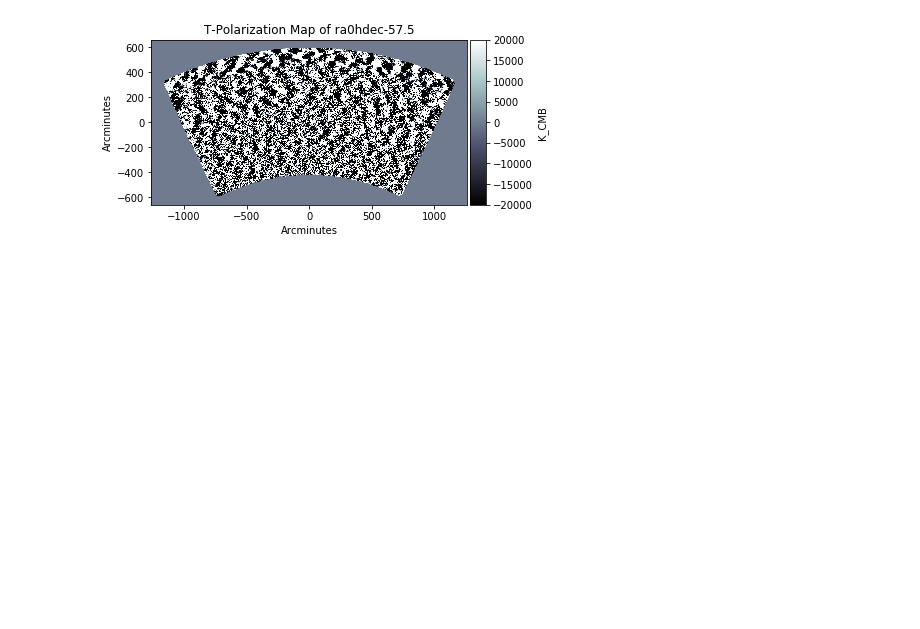
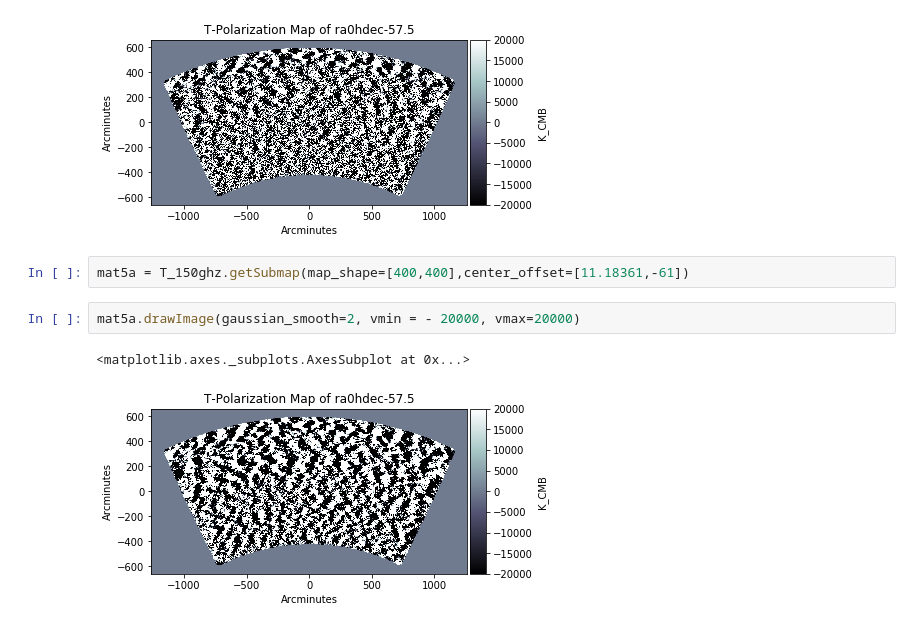
Before and after one commit to mdezylva/masters, a Jupyter notebook: Notebooks/spt_analysis_py27.ipynb, the cells around one changed output. Saved outputs shown, nothing was run; the diff lists cells and outputs as text; blank space fills up the shorter version.

Commit message:
Attempted to utilised Submap Method

```diff
--- a/Notebooks/spt_analysis_py27.ipynb
+++ b/Notebooks/spt_analysis_py27.ipynb
@@ -47,3 +44,10 @@ diff_T.drawImage(gaussian_smooth= 2, vmin = -20000, vmax=20000)
 [figure]
 [figure]
 [figure]
+# %%
+mat5a = T_150ghz.getSubmap(map_shape=[400,400],center_offset=[11.18361,-61])
+# %%
+mat5a.drawImage(gaussian_smooth=2, vmin = - 20000, vmax=20000)
+# %% [output]
+<matplotlib.axes._subplots.AxesSubplot at 0x...>
+[figure, added]
```
Also changed, not shown: parts of 3 cells of this notebook.
